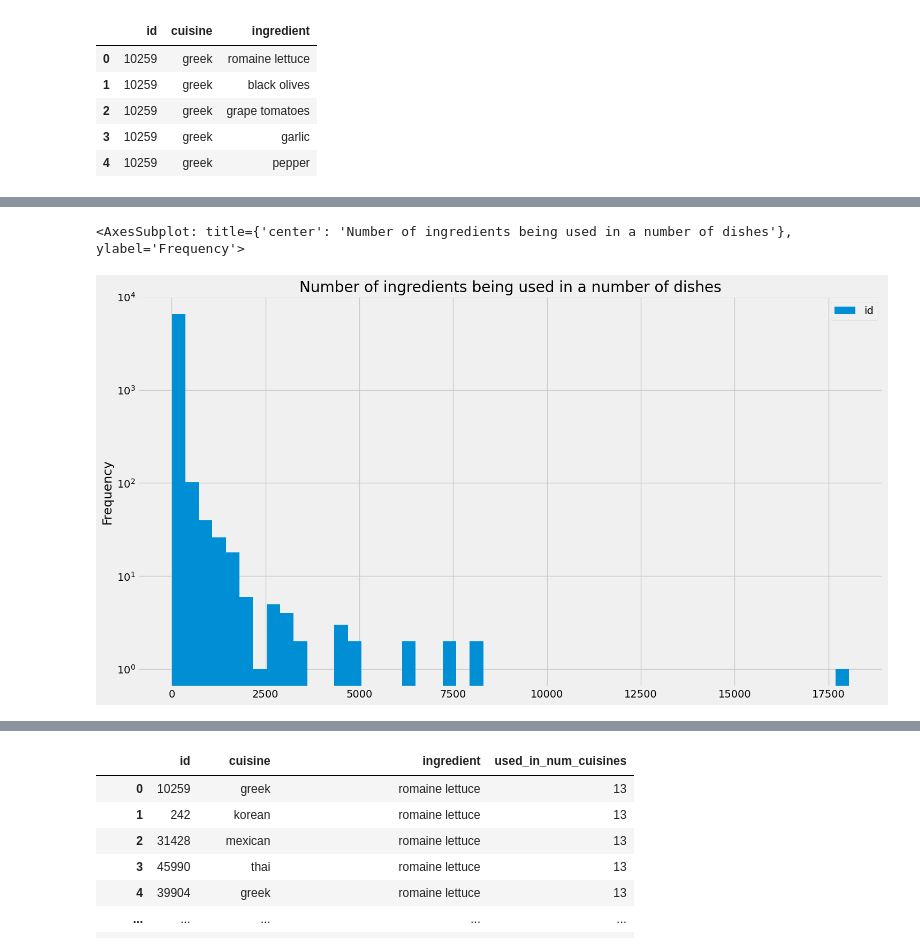
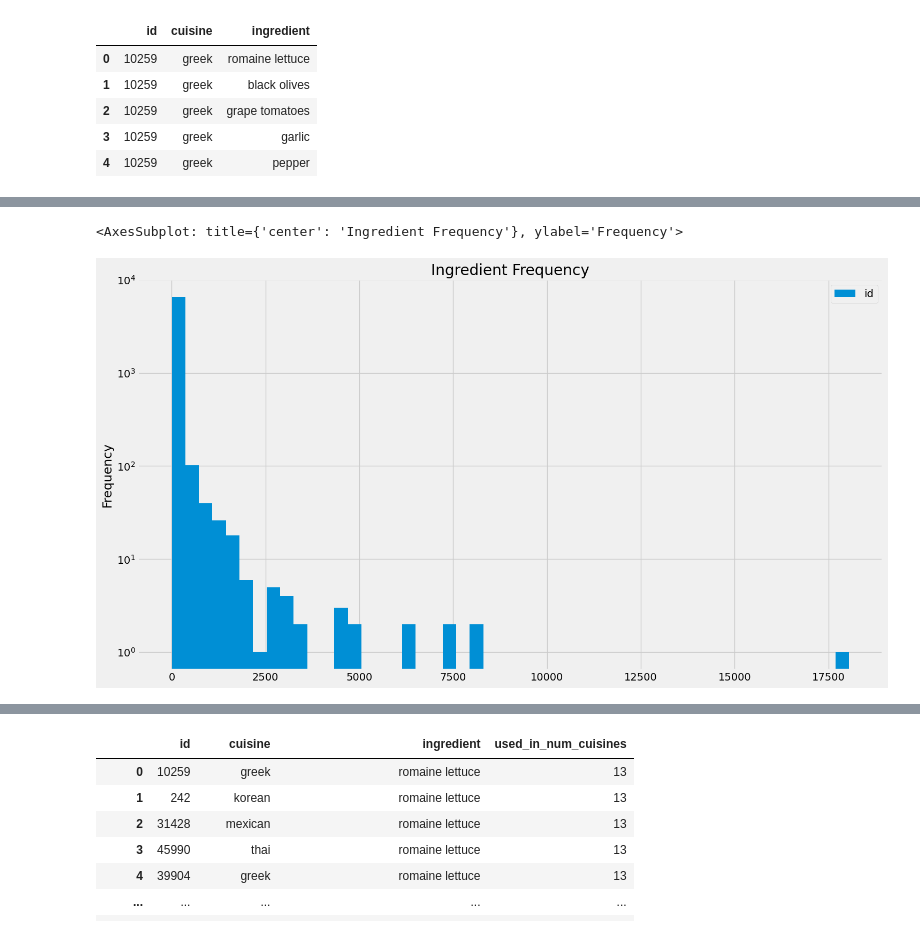
Before and after one commit to Askenm/AASAMC, a Jupyter notebook: src/EDA.ipynb, the cells around one changed output, grey strips where cells are left out. Drawn from its saved outputs; the diff is of its cells as text; code cells hidden in the pictures.

```diff
--- a/src/EDA.ipynb
+++ b/src/EDA.ipynb
@@ -82,18 +193,17 @@ count_frame.sort_values('ingredient pr. recipe',ascending=False)\
 # %%
-plt.style.use('fivethirtyeight')
-recipes = df[['id','ingredient']].drop_duplicates()\
+recipe_df = df[['id','ingredient']].drop_duplicates()\
                             .groupby('ingredient')\
                             .aggregate('count')\
                             .sort_values(by='id',
                                          ascending=False)
 
 
 
-recipes.plot(kind='hist',
+recipe_df.plot(kind='hist',
                    figsize=[16,9],
-                   title='Number of ingredients being used in a number of dishes',
+                   title='Ingredient Frequency',
                    bins=50,
                    log=True)
 # %% [output]
-<AxesSubplot: title={'center': 'Number of ingredients being used in a number of dishes'}, ylabel='Frequency'>
+<AxesSubplot: title={'center': 'Ingredient Frequency'}, ylabel='Frequency'>
-[figure, old version]
+[figure, new version]
```
Also changed, not shown: parts of 44 cells of this notebook.
